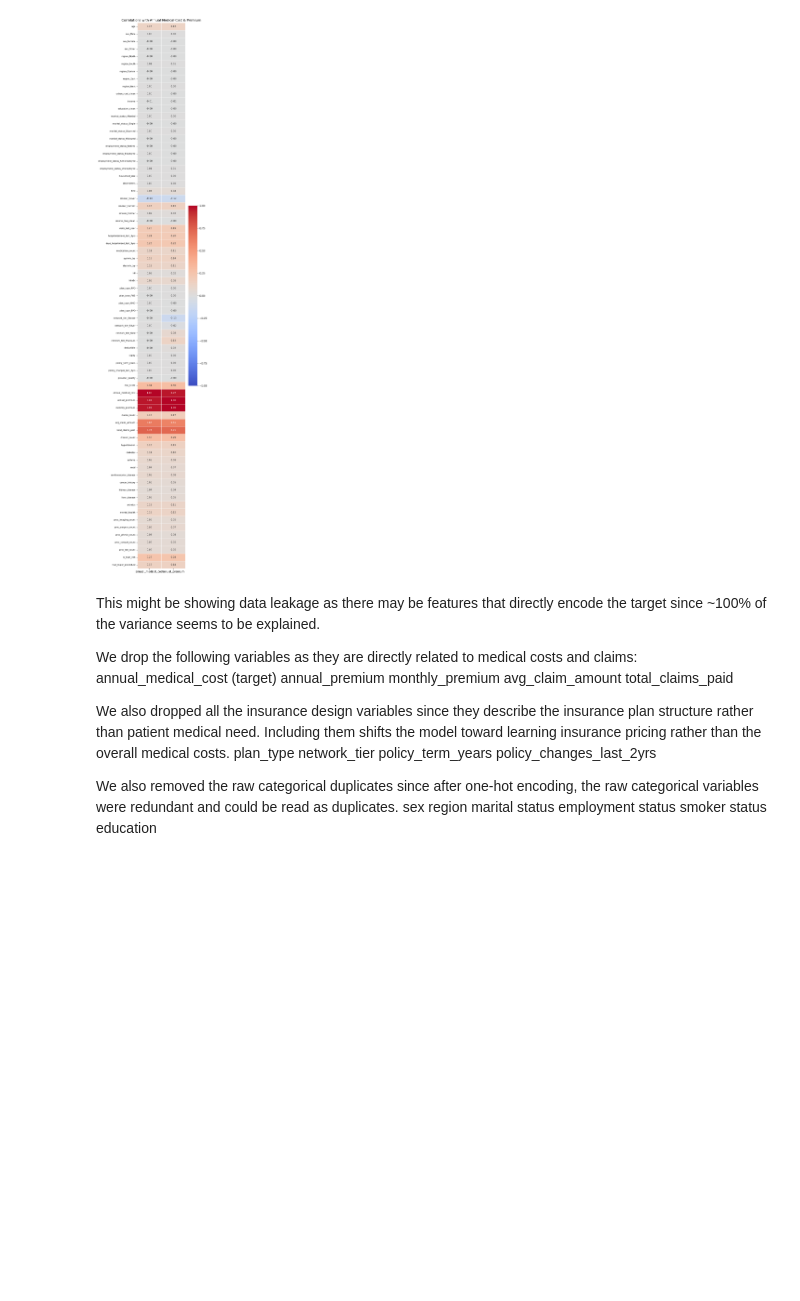
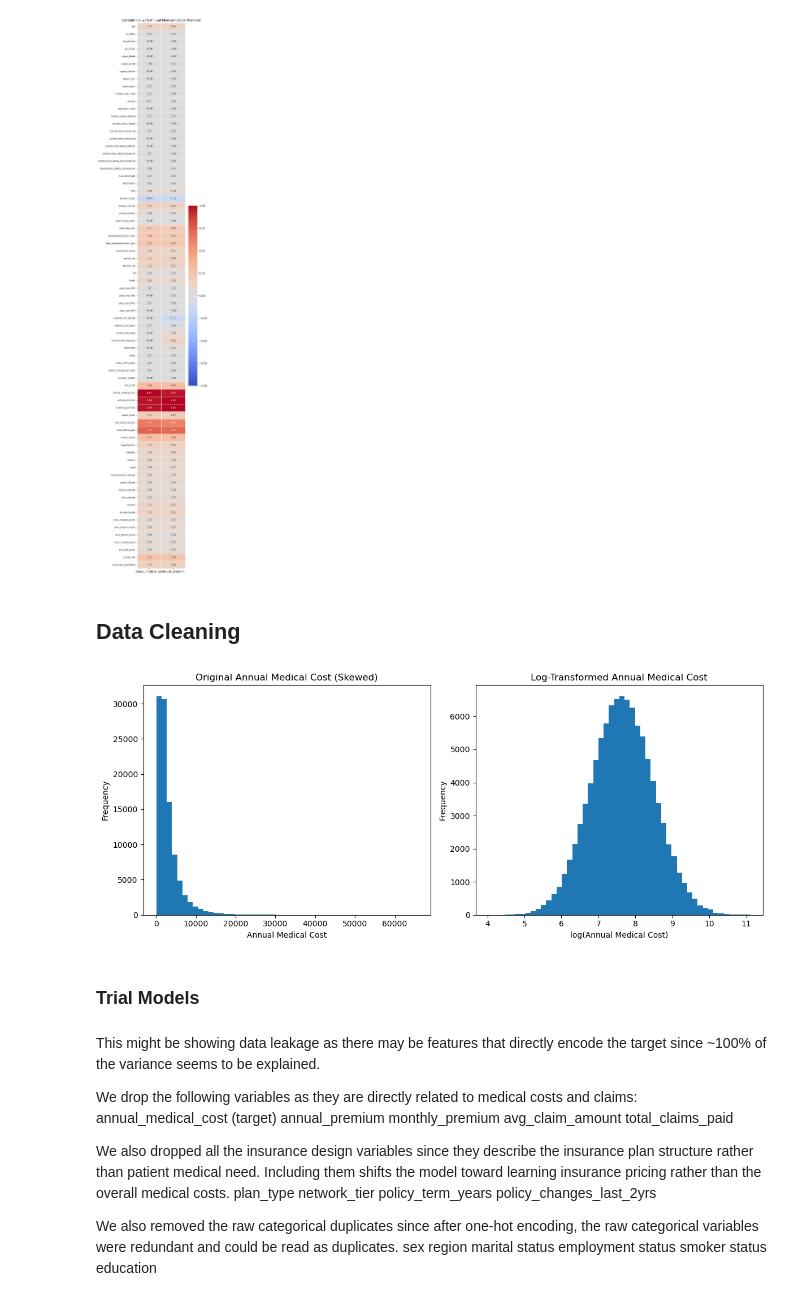
Before and after one commit to rishikhullar1/DATASCI347FinalProject, a Jupyter notebook: QTM347_Final.ipynb, the cells around one changed output. Saved outputs shown, nothing was run; the diff lists cells and outputs as text; code cells hidden in the pictures; blank space fills up the shorter version.

```diff
--- a/QTM347_Final.ipynb
+++ b/QTM347_Final.ipynb
@@ -212,6 +214,8 @@ from sklearn.model_selection import cross_val_score
 import numpy as np
 import pandas as pd
 import matplotlib.pyplot as plt
+# %% [markdown]
+## Data Cleaning
 # %%
 # Clean and final dataset for modeling
 df_model = df_clean.copy()
@@ -225,6 +229,29 @@ y = df_model['annual_medical_cost']
 
 # annual_medical_cost is extremely right-skewed, so we will log-transform it for modeling
 y = np.log1p(y)
+# %%
+y_original = df_model['annual_medical_cost']
+
+#log transformation to reduce skewness of our target variable for better modeling performance
+y_log = np.log1p(y_original)
+plt.figure(figsize=(12,5))
+
+plt.subplot(1,2,1)
+plt.hist(y_original, bins=50)
+plt.title("Original Annual Medical Cost (Skewed)")
+plt.xlabel("Annual Medical Cost")
+plt.ylabel("Frequency")
+
+plt.subplot(1,2,2)
+plt.hist(y_log, bins=50)
+plt.title("Log-Transformed Annual Medical Cost")
+plt.xlabel("log(Annual Medical Cost)")
+plt.ylabel("Frequency")
+
+plt.tight_layout()
+plt.show()
+# %% [output]
+[figure, added]
 # %%
 
 X_train, X_test, y_train, y_test = train_test_split(
@@ -232,4 +259,6 @@ X_train, X_test, y_train, y_test = train_test_split(
     test_size=0.2,
     random_state=123
 )
+# %% [markdown]
+### Trial Models
 # %%
```
Also changed, not shown: parts of 18 cells of this notebook, 1 other file.
